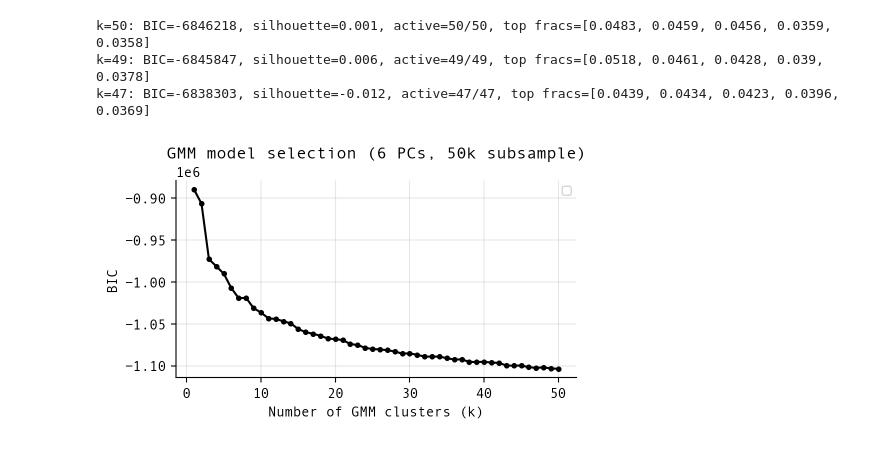
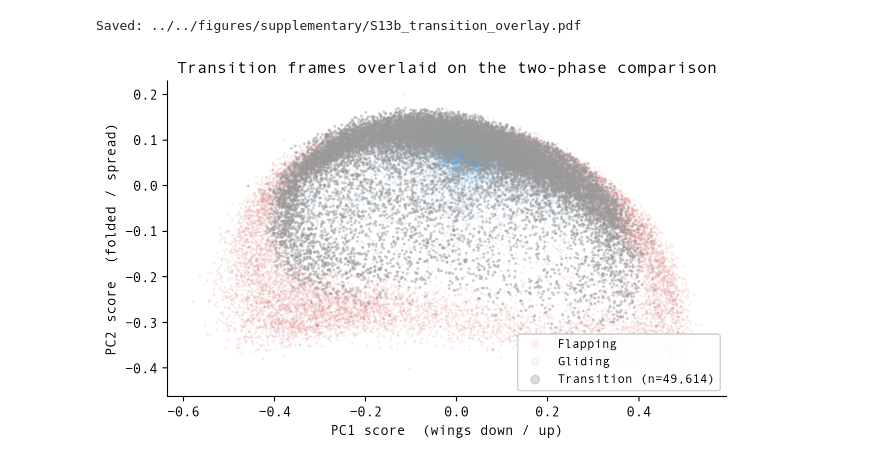
Before and after one commit to LydiaFrance/kinematic-morphospace, a Jupyter notebook: examples/hawks/12_FlightBehaviourContinuum.ipynb, the cells around one changed output. Saved outputs shown, nothing was run; the diff lists cells and outputs as text; code cells hidden in the pictures.

```diff
--- a/examples/hawks/12_FlightBehaviourContinuum.ipynb
+++ b/examples/hawks/12_FlightBehaviourContinuum.ipynb
@@ -91,50 +160,12 @@ Top 3 candidates by BIC (diag, 50k subsample): [50 49 47]
 # %%
-# Stage 2: Refit top candidates with full covariance on all data
-from joblib import Parallel, delayed
-
-X = scores[:, :n_dims]
-
-def fit_candidate(k, X):
-    gmm = GaussianMixture(
-        n_components=k, covariance_type="full",
-        n_init=10, max_iter=500, random_state=42
-    )
-    gmm.fit(X)
-    labels = gmm.predict(X)
-    sil = silhouette_score(X, labels, sample_size=50_000, random_state=42)
-    cluster_fracs = np.bincount(labels, minlength=k) / X.shape[0]
-    return {
-        "k": k, "bic": gmm.bic(X), "aic": gmm.aic(X),
-        "silhouette": sil,
-        "active": int(np.sum(gmm.weights_ > 1e-3)),
-        "top5_fracs": np.sort(cluster_fracs)[-5:][::-1].round(4).tolist(),
-        "smallest_frac": float(cluster_fracs.min()),
-    }
-
-results = Parallel(n_jobs=-2)(
-    delayed(fit_candidate)(k, X) for k in best_candidates
+# --- Where do transition frames fall? ---
+fig = plot_transition_overlay(
+    scores, flap_idx, glide_idx, trans_idx,
+    n_transition=int(is_transition.sum()),
+    colours=CONFIG["colours"],
 )
-results = sorted(results, key=lambda r: r["bic"])
-
-for r in results:
-    print(f"k={r['k']}: BIC={r['bic']:.0f}, silhouette={r['silhouette']:.3f}, "
-          f"active={r['active']}/{r['k']}, top fracs={r['top5_fracs']}")
+save_figure(fig, CONFIG["fig_dir"] / "S13b_transition_overlay.pdf", rasterize=True)
+plt.show()
 # %% [output]
-k=50: BIC=-6846218, silhouette=0.001, active=50/50, top fracs=[0.0483, 0.0459, 0.0456, 0.0359, 0.0358]
-k=49: BIC=-6845847, silhouette=0.006, active=49/49, top fracs=[0.0518, 0.0461, 0.0428, 0.039, 0.0378]
-k=47: BIC=-6838303, silhouette=-0.012, active=47/47, top fracs=[0.0439, 0.0434, 0.0423, 0.0396, 0.0369]
+Saved: ../../figures/supplementary/S13b_transition_overlay.pdf
+[figure, added]
-# %%
-# BIC curve from the subsample sweep (Stage 1)
-fig, ax = plt.subplots(figsize=(5, 3))
-ax.plot(range(1, 51), bic_sweep, 'ko-', markersize=3)
-ax.set_xlabel("Number of GMM clusters (k)")
-ax.set_ylabel("BIC")
-ax.set_title(f"GMM model selection ({n_dims} PCs, 50k subsample)")
-ax.legend(fontsize=8)
-ax.grid(True, alpha=0.3)
-ax.spines['top'].set_visible(False)
-ax.spines['right'].set_visible(False)
-plt.tight_layout()
-plt.show()
-# %% [output]
-[figure, removed]
```
Also changed, not shown: parts of 26 cells of this notebook.
